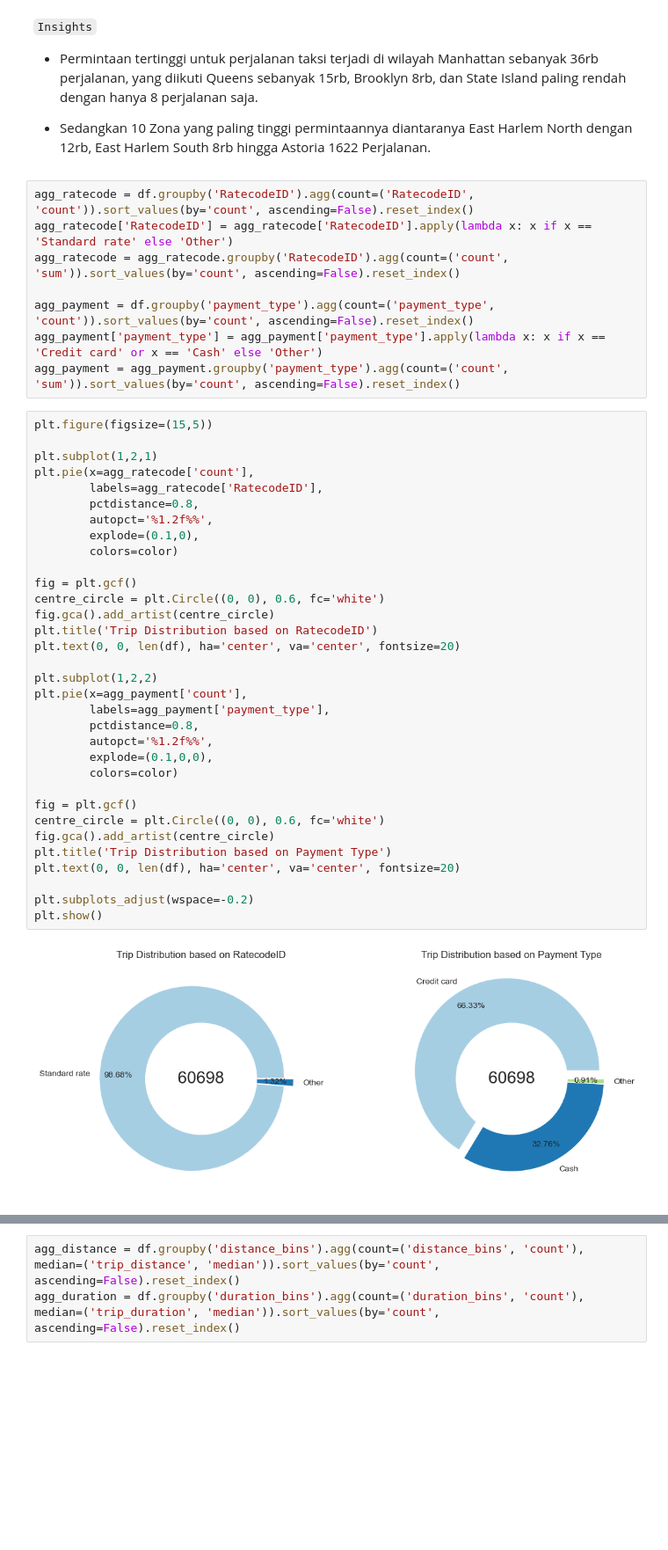
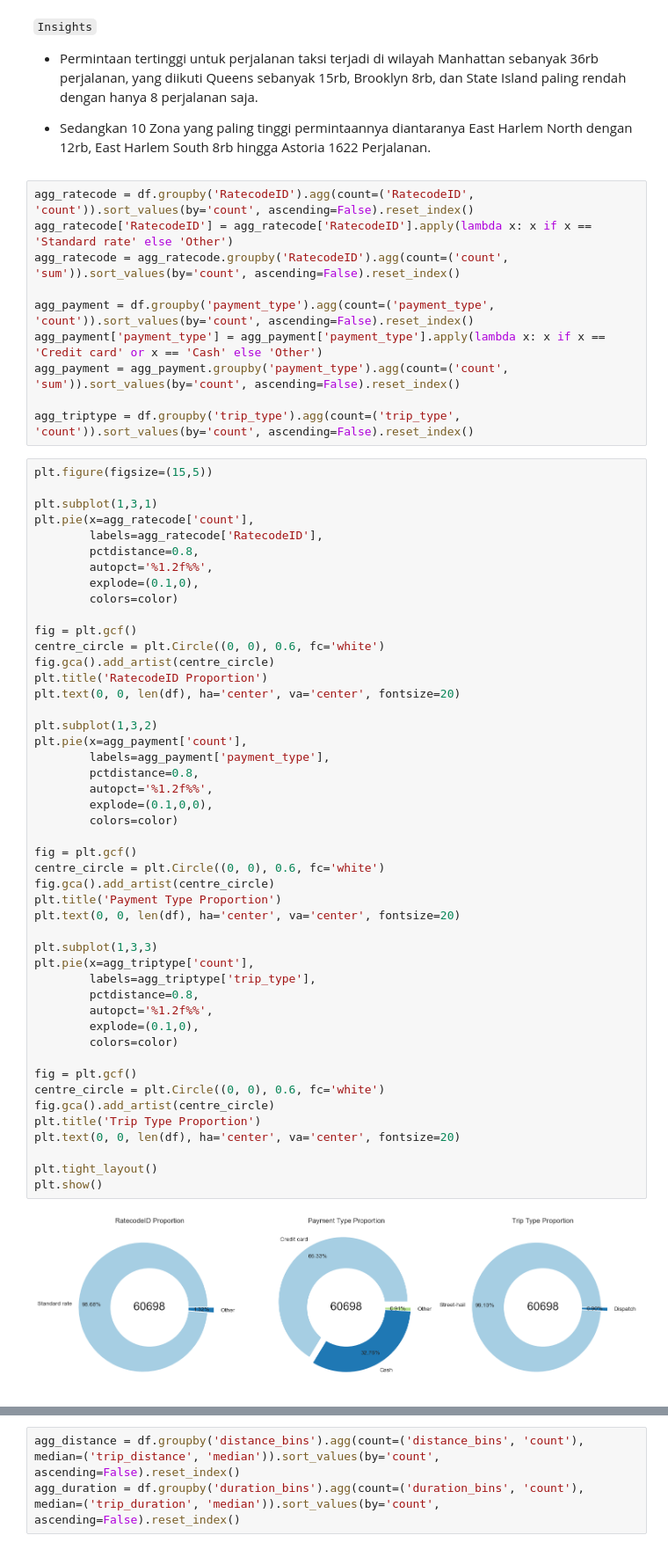
Before and after one commit to muharismrgn/NYC-Taxi-Trip-Data-Analysis, a Jupyter notebook: notebook/NYC Taxi Data Analysis.ipynb, the cells around one changed output, grey strips where cells are left out. Shown at 88% size. Saved outputs shown, nothing was run; the diff lists cells and outputs as text; blank space fills up the shorter version.

```diff
--- a/notebook/NYC Taxi Data Analysis.ipynb
+++ b/notebook/NYC Taxi Data Analysis.ipynb
@@ -351,41 +394,57 @@ agg_ratecode = agg_ratecode.groupby('RatecodeID').agg(count=('count', 'sum')).so
 agg_payment = df.groupby('payment_type').agg(count=('payment_type', 'count')).sort_values(by='count', ascending=False).reset_index()
 agg_payment['payment_type'] = agg_payment['payment_type'].apply(lambda x: x if x == 'Credit card' or x == 'Cash' else 'Other')
 agg_payment = agg_payment.groupby('payment_type').agg(count=('count', 'sum')).sort_values(by='count', ascending=False).reset_index()
+
+agg_triptype = df.groupby('trip_type').agg(count=('trip_type', 'count')).sort_values(by='count', ascending=False).reset_index()
 # %%
 plt.figure(figsize=(15,5))
 
-plt.subplot(1,2,1)
+plt.subplot(1,3,1)
 plt.pie(x=agg_ratecode['count'],
         labels=agg_ratecode['RatecodeID'],
         pctdistance=0.8,
         autopct='%1.2f%%',
         explode=(0.1,0),
         colors=color)
 
 fig = plt.gcf()
 centre_circle = plt.Circle((0, 0), 0.6, fc='white')
 fig.gca().add_artist(centre_circle)
-plt.title('Trip Distribution based on RatecodeID')
+plt.title('RatecodeID Proportion')
 plt.text(0, 0, len(df), ha='center', va='center', fontsize=20)
 
-plt.subplot(1,2,2)
+plt.subplot(1,3,2)
 plt.pie(x=agg_payment['count'],
         labels=agg_payment['payment_type'],
         pctdistance=0.8,
         autopct='%1.2f%%',
         explode=(0.1,0,0),
         colors=color)
 
 fig = plt.gcf()
 centre_circle = plt.Circle((0, 0), 0.6, fc='white')
 fig.gca().add_artist(centre_circle)
-plt.title('Trip Distribution based on Payment Type')
+plt.title('Payment Type Proportion')
 plt.text(0, 0, len(df), ha='center', va='center', fontsize=20)
 
-plt.subplots_adjust(wspace=-0.2)
+plt.subplot(1,3,3)
+plt.pie(x=agg_triptype['count'],
+        labels=agg_triptype['trip_type'],
+        pctdistance=0.8,
+        autopct='%1.2f%%',
+        explode=(0.1,0),
+        colors=color)
+
+fig = plt.gcf()
+centre_circle = plt.Circle((0, 0), 0.6, fc='white')
+fig.gca().add_artist(centre_circle)
+plt.title('Trip Type Proportion')
+plt.text(0, 0, len(df), ha='center', va='center', fontsize=20)
+
+plt.tight_layout()
 plt.show()
 # %% [output]
-[figure, old version]
+[figure, new version]
 # %% [markdown]
 `Insights:`
 
```
Also changed, not shown: parts of 24 cells of this notebook, 1 other file.
